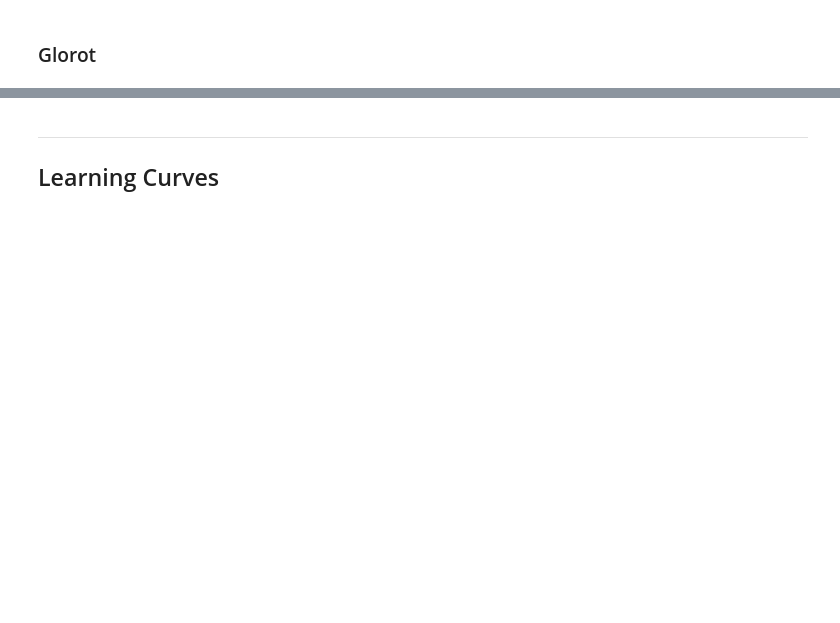
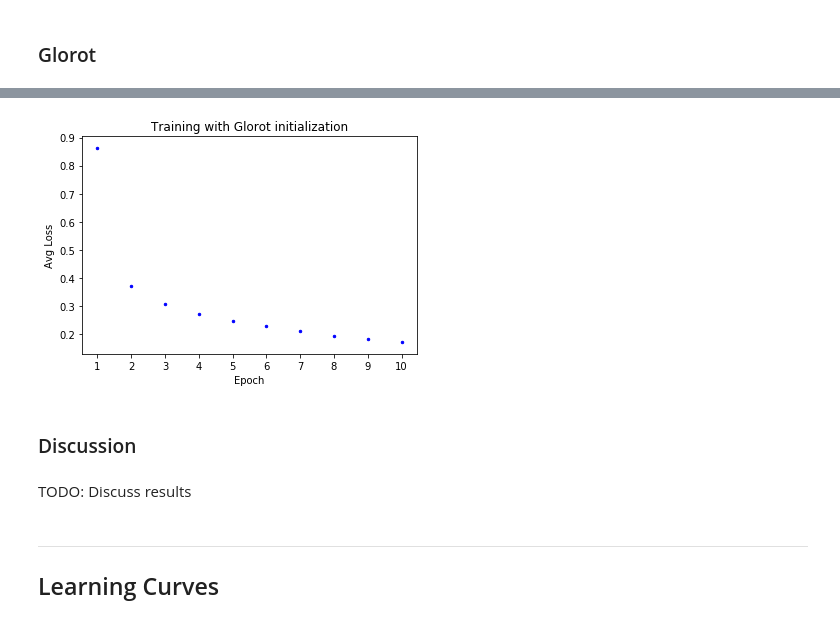
Before and after one commit to joeylitalien/ift6135-a1, a Jupyter notebook: jupyter/problem1_v2.ipynb, the cells around one changed output, grey strips where cells are left out. Cells and saved outputs as stored; diff of their text form; code cells hidden in the pictures; blank space fills up the shorter version.

```diff
--- a/jupyter/problem1_v2.ipynb
+++ b/jupyter/problem1_v2.ipynb
@@ -61,4 +103,4 @@ plot_per_epoch(normal_losses, "Avg loss", "Training with Normal(0,1) initializat
 # %%
 # Compile and train model
 mlp_g = MNIST(layers, learning_rate, "glorot")
-glorot_losses = mlp_g.train(3, train_loader, [], [], len(train_loader.dataset))[0]
+glorot_losses = mlp_g.train(10, train_loader, [], [], len(train_loader.dataset))[0]
@@ -65,7 +125,13 @@ glorot_losses = mlp_g.train(3, train_loader, [], [], len(train_loader.dataset))[
 # %%
 # Plot avg loss / epoch
 %matplotlib inline
-plot_per_epoch(glorot_losses, "Avg loss", "Training with Glorot initialization")
+plot_per_epoch(glorot_losses, "Avg Loss", "Training with Glorot initialization")
+# %% [output]
+[figure, added]
+# %% [markdown]
+### Discussion
+# %% [markdown]
+TODO: Discuss results
 # %% [markdown]
 ---
 ## Learning Curves
```
Also changed, not shown: parts of 17 cells of this notebook.
